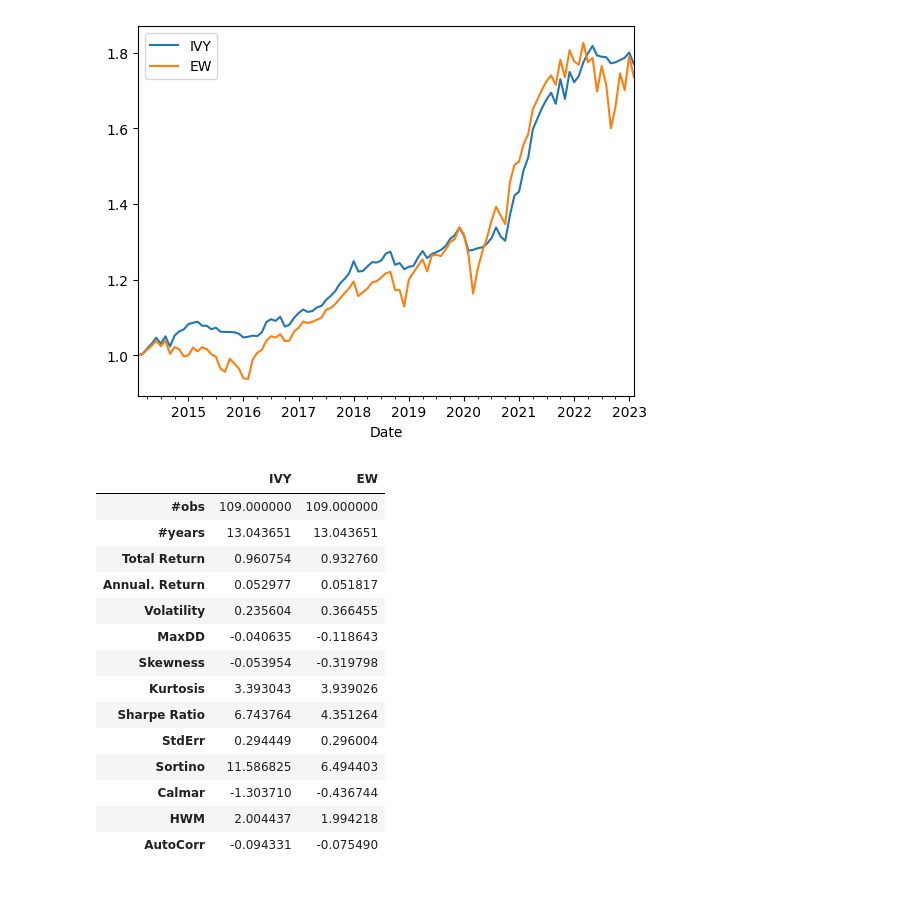
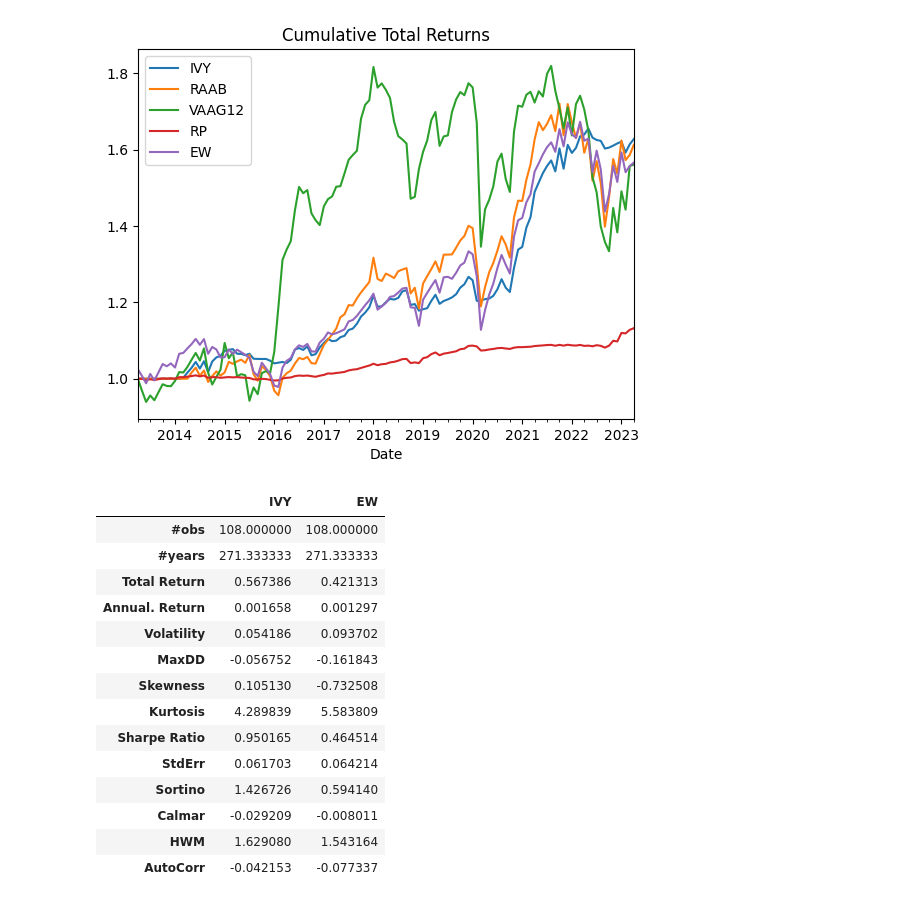
Before and after one commit to oronimbus/tactical-asset-allocation, a Jupyter notebook: notebooks/test.ipynb, the cells around one changed output. Drawn from its saved outputs; the diff is of its cells as text; code cells hidden in the pictures.

Commit message:
update strategies

```diff
--- a/notebooks/test.ipynb
+++ b/notebooks/test.ipynb
@@ -18,5 +21,5 @@ import numpy as np
 # %%
-start, end = "2011-01-01", "2023-03-01"
+start, end = "2011-01-01", "2023-05-01"
 rebalance_dates = pd.bdate_range(start, end, freq="BM")
 
 pipeline = StrategyPipeline(STRATEGIES)
@@ -42,6 +72,5 @@ ew = EqualWeights(assets, rebalance_dates).weights
 # %%
-bt = Backtester(weights.merge(ew, on=["Date", "ID"]), "USD")
+bt = Backtester(all_strategies, "USD")
 port_total_returns = bt.run(return_type="total")
-port_price_returns = bt.run(return_type="price")
-pd.concat([port_price_returns["IVY"].rename("price_ret"), port_total_returns["IVY"].rename("total_ret")], axis=1).add(1).cumprod().tail()
+port_total_returns.add(1).cumprod().tail()
 # %% [output]
@@ -55,22 +95,22 @@ pd.concat([port_price_returns["IVY"].rename("price_ret"), port_total_returns["IV
 # %%
-port_returns.add(1).cumprod().plot();
+port_total_returns.add(1).cumprod().plot(title="Cumulative Total Returns");
 # %% [output]
-[figure, old version]
+[figure, new version]
 # %%
-Tearsheet(port_returns).summary()
+Tearsheet(port_total_returns).summary()
 # %% [output]
 |  | IVY | EW |
-| #obs | 109.000000 | 109.000000 |
-| #years | 13.043651 | 13.043651 |
-| Total Return | 0.960754 | 0.932760 |
-| Annual. Return | 0.052977 | 0.051817 |
-| Volatility | 0.235604 | 0.366455 |
-| MaxDD | -0.040635 | -0.118643 |
-| Skewness | -0.053954 | -0.319798 |
-| Kurtosis | 3.393043 | 3.939026 |
-| Sharpe Ratio | 6.743764 | 4.351264 |
-| StdErr | 0.294449 | 0.296004 |
-| Sortino | 11.586825 | 6.494403 |
-| Calmar | -1.303710 | -0.436744 |
-| HWM | 2.004437 | 1.994218 |
-| AutoCorr | -0.094331 | -0.075490 |
+| #obs | 108.000000 | 108.000000 |
+| #years | 271.333333 | 271.333333 |
+| Total Return | 0.567386 | 0.421313 |
+| Annual. Return | 0.001658 | 0.001297 |
+| Volatility | 0.054186 | 0.093702 |
+| MaxDD | -0.056752 | -0.161843 |
+| Skewness | 0.105130 | -0.732508 |
+| Kurtosis | 4.289839 | 5.583809 |
+| Sharpe Ratio | 0.950165 | 0.464514 |
+| StdErr | 0.061703 | 0.064214 |
+| Sortino | 1.426726 | 0.594140 |
+| Calmar | -0.029209 | -0.008011 |
+| HWM | 1.629080 | 1.543164 |
+| AutoCorr | -0.042153 | -0.077337 |
```
Also changed, not shown: parts of 6 cells of this notebook.
